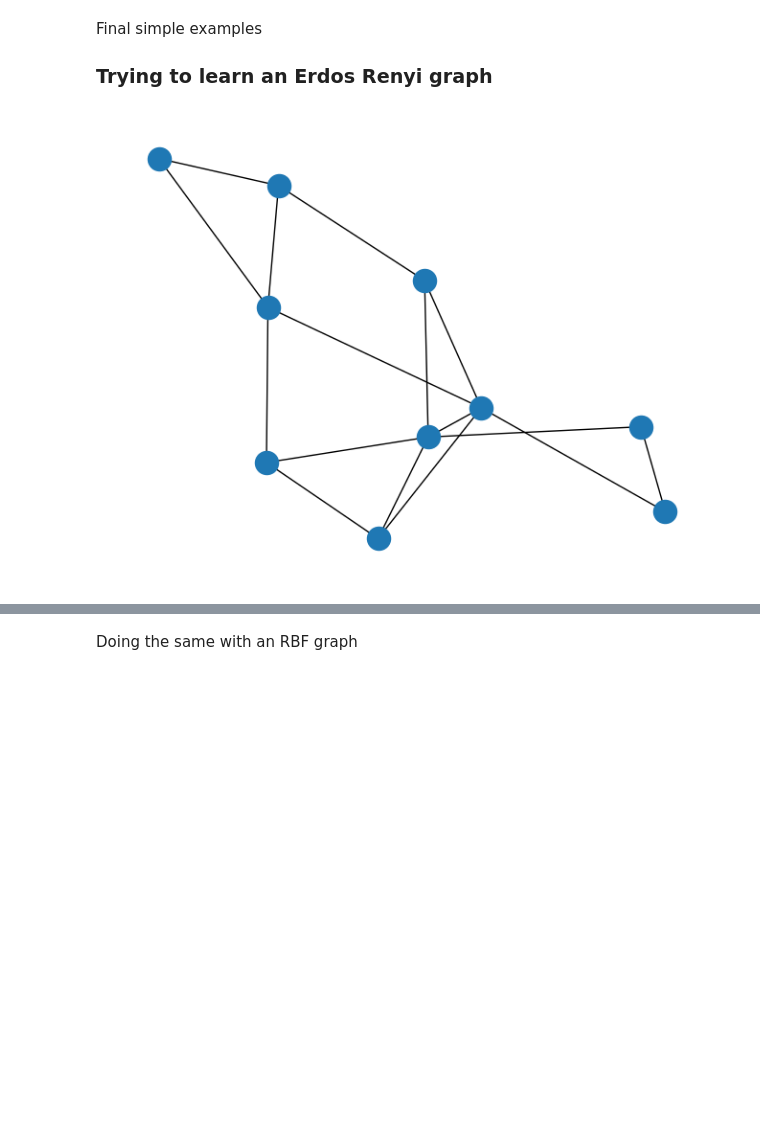
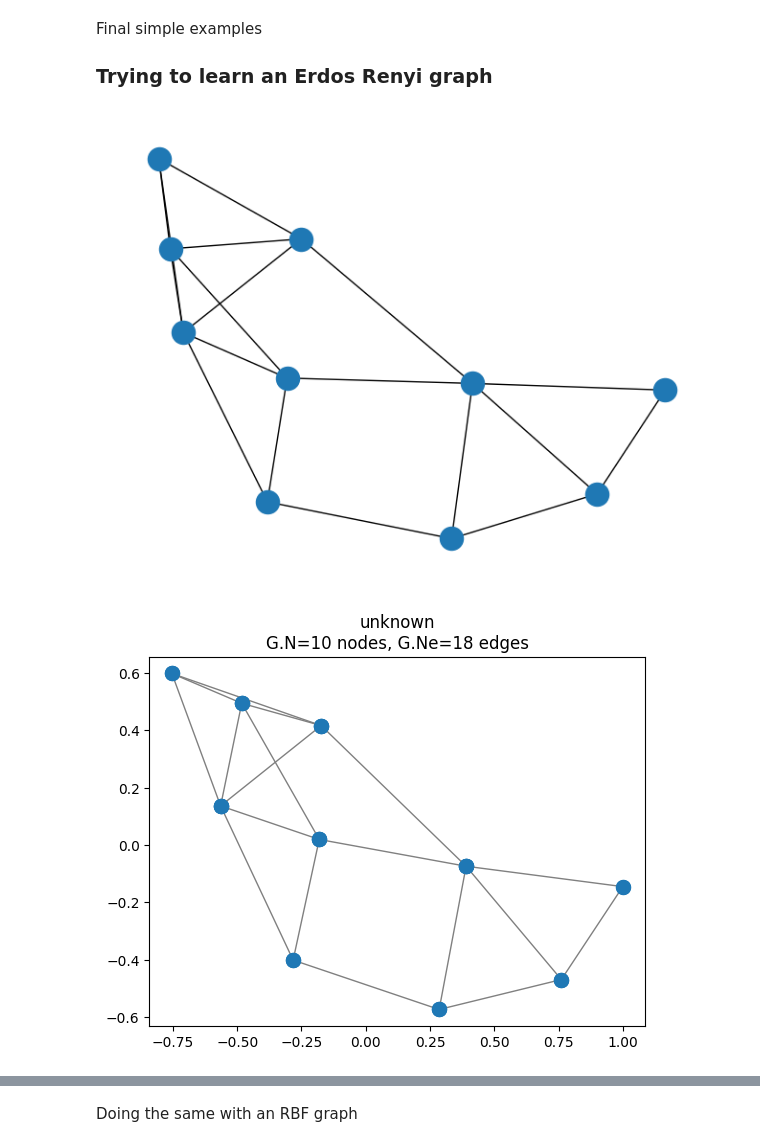
Before and after one commit to AndresCenteno/Masters-Thesis, a Jupyter notebook: simple_example.ipynb, the cells around one changed output, grey strips where cells are left out. Cells and saved outputs as stored; diff of their text form; code cells hidden in the pictures; blank space fills up the shorter version.

```diff
--- a/simple_example.ipynb
+++ b/simple_example.ipynb
@@ -189,10 +241,15 @@ Final simple examples
 # %%
 G = nx.erdos_renyi_graph(10,0.4)
 tau_ground = [0.5,1,2.5,4]
 nx.draw(G)
 L = nx.laplacian_matrix(G).toarray()
+W = nx.adjacency_matrix(G).toarray()
+G3 = pg.graphs.Graph(W)
+G3.set_coordinates()
+plotting.plot_graph(G3)
 # %% [output]
-[figure, old version]
+[figure, new version]
+[figure, added]
 # %%
 X = lh.create_deltas(L,tau_ground)
 # %%
```
Also changed, not shown: parts of 23 cells of this notebook, 29 other files.
